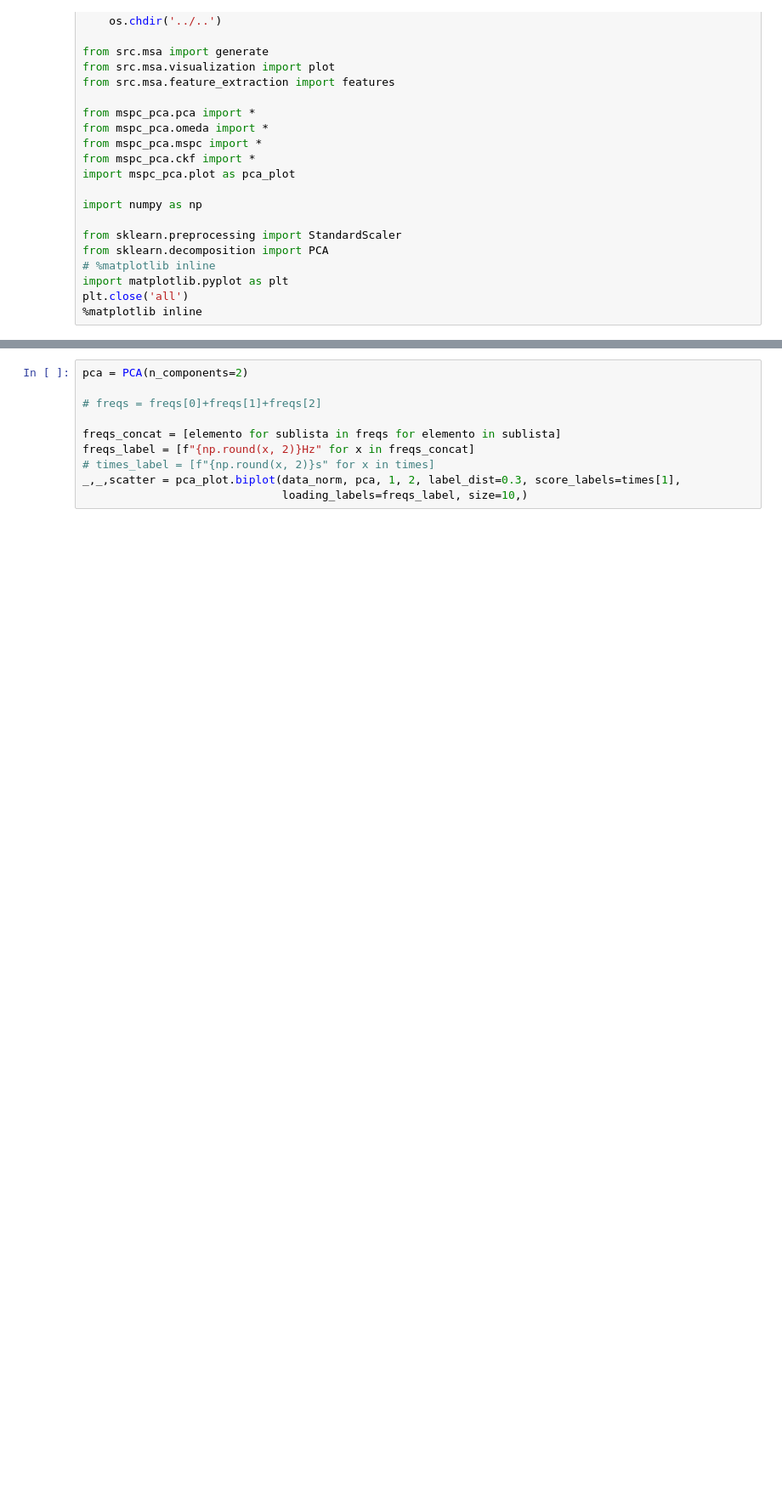
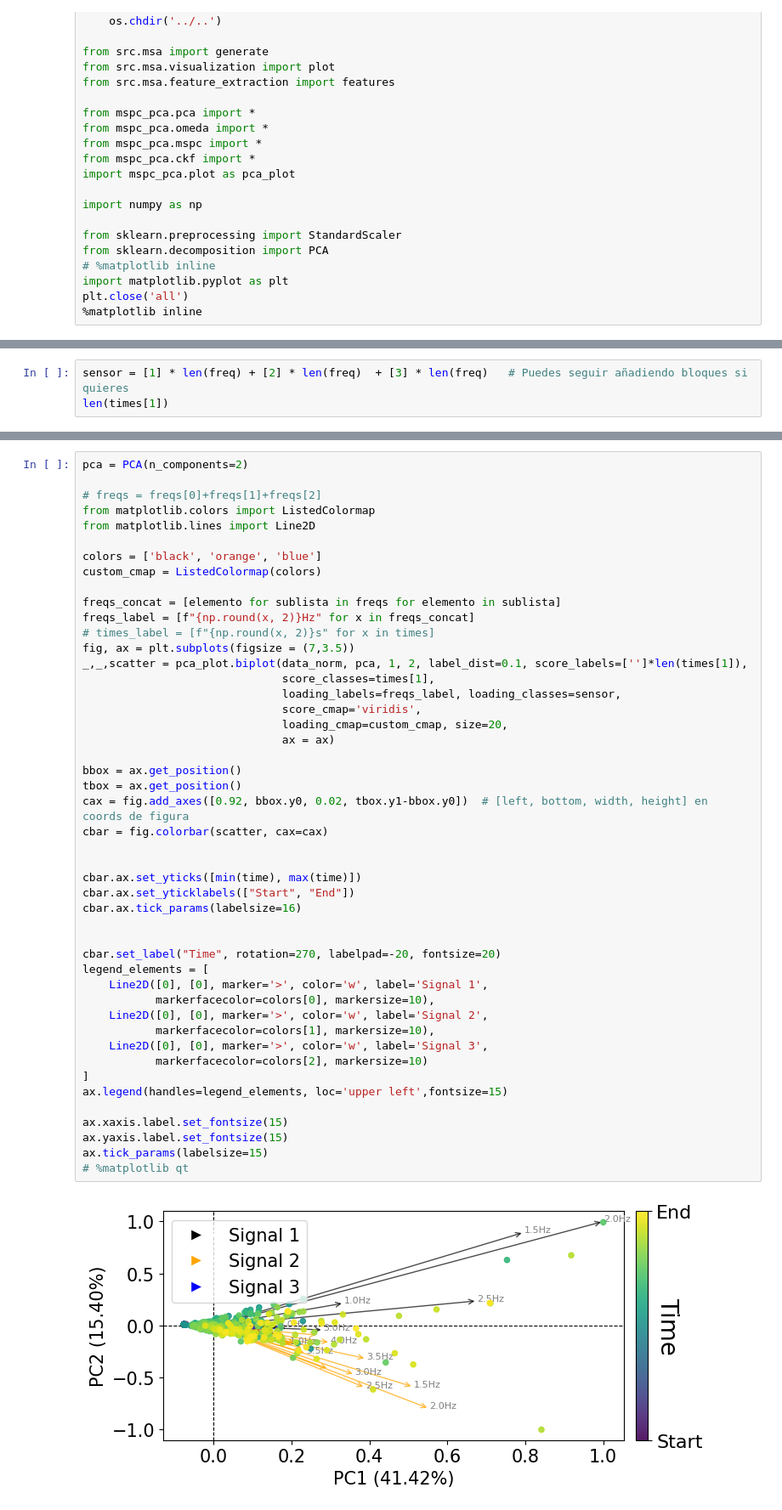
Before and after one commit to JesusGarSan/MESA, a Jupyter notebook: external/tutorials/spatial_statistics_application.ipynb, the cells around one changed output, grey strips where cells are left out. Shown: that part at 85% size. Saved outputs shown, nothing was run; the diff lists cells and outputs as text; blank space fills up the shorter version.

```diff
--- a/external/tutorials/spatial_statistics_application.ipynb
+++ b/external/tutorials/spatial_statistics_application.ipynb
@@ -115,0 +137,3 @@ data.shape, len(times[1]), len(freqs[1])
+# %%
+sensor = [1] * len(freq) + [2] * len(freq)  + [3] * len(freq)   # Puedes seguir añadiendo bloques si quieres
+len(times[1])
@@ -116,10 +142,49 @@ data.shape, len(times[1]), len(freqs[1])
 # %%
 pca = PCA(n_components=2)
 
 # freqs = freqs[0]+freqs[1]+freqs[2]
+from matplotlib.colors import ListedColormap
+from matplotlib.lines import Line2D
+
+colors = ['black', 'orange', 'blue']
+custom_cmap = ListedColormap(colors)
 
 freqs_concat = [elemento for sublista in freqs for elemento in sublista]
 freqs_label = [f"{np.round(x, 2)}Hz" for x in freqs_concat]
 # times_label = [f"{np.round(x, 2)}s" for x in times]
-_,_,scatter = pca_plot.biplot(data_norm, pca, 1, 2, label_dist=0.3, score_labels=times[1],
-                              loading_labels=freqs_label, size=10,)
+fig, ax = plt.subplots(figsize = (7,3.5))
+_,_,scatter = pca_plot.biplot(data_norm, pca, 1, 2, label_dist=0.1, score_labels=['']*len(times[1]),
+                              score_classes=times[1],
+                              loading_labels=freqs_label, loading_classes=sensor,
+                              score_cmap='viridis',
+                              loading_cmap=custom_cmap, size=20,
+                              ax = ax)
+
+bbox = ax.get_position()
+tbox = ax.get_position()
+cax = fig.add_axes([0.92, bbox.y0, 0.02, tbox.y1-bbox.y0])  # [left, bottom, width, height] en coords de figura
+cbar = fig.colorbar(scatter, cax=cax)
+
+
+cbar.ax.set_yticks([min(time), max(time)])
+cbar.ax.set_yticklabels(["Start", "End"])
+cbar.ax.tick_params(labelsize=16)
+
+
+cbar.set_label("Time", rotation=270, labelpad=-20, fontsize=20)
+legend_elements = [
+    Line2D([0], [0], marker='>', color='w', label='Signal 1',
+           markerfacecolor=colors[0], markersize=10),
+    Line2D([0], [0], marker='>', color='w', label='Signal 2',
+           markerfacecolor=colors[1], markersize=10),
+    Line2D([0], [0], marker='>', color='w', label='Signal 3',
+           markerfacecolor=colors[2], markersize=10)
+]
+ax.legend(handles=legend_elements, loc='upper left',fontsize=15)
+
+ax.xaxis.label.set_fontsize(15)
+ax.yaxis.label.set_fontsize(15)
+ax.tick_params(labelsize=15)
+# %matplotlib qt
+# %% [output]
+[figure, added]
```
Also changed, not shown: parts of 12 cells of this notebook.
